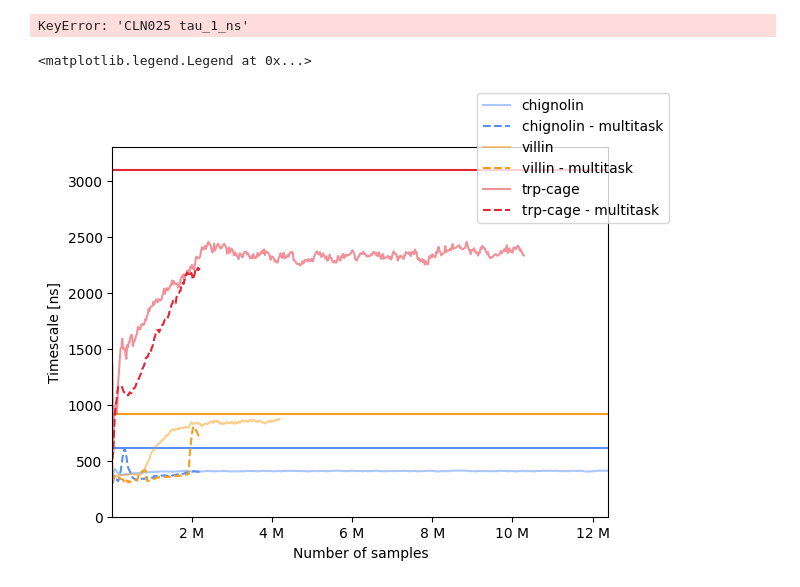
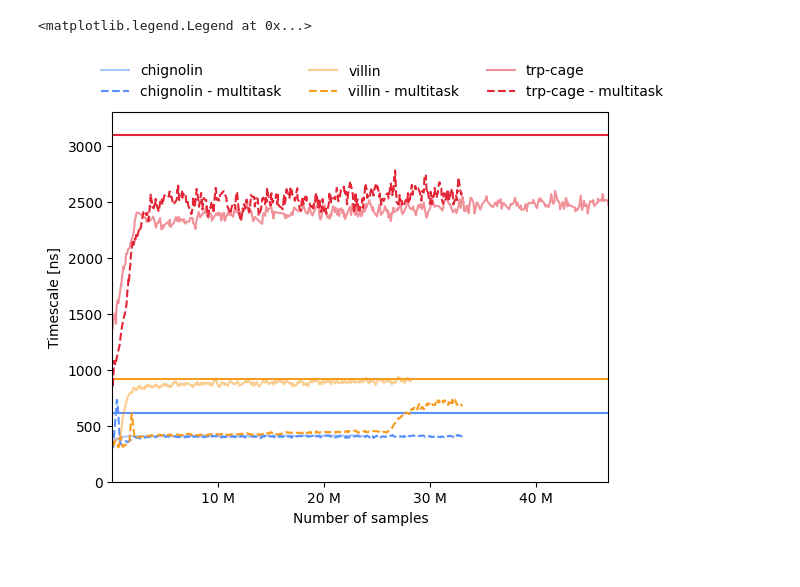
Before and after one commit to pietronvll/encoderops, a Jupyter notebook: analysis/multitask.ipynb, the cells around one changed output. Cells and saved outputs as stored; diff of their text form; code cells hidden in the pictures.

Commit message:
Multitask notebook

```diff
--- a/analysis/multitask.ipynb
+++ b/analysis/multitask.ipynb
@@ -30,7 +30,7 @@ chignolin = Protein(
     name = 'chignolin',
     protein_id = 'CLN025',
     run_id = 'fmkatmr2',
-    run_multitask_id = 'ejjpplvn',
+    run_multitask_id = 'f1u4wo1l',
     t_fold_ns = 610.,
     t_unfold_ns = 2240.
 )
@@ -39,7 +39,7 @@ villin = Protein(
     name = 'villin',
     protein_id = '2F4K',
     run_id = '57se0wdy',
-    run_multitask_id = 'ejjpplvn',
+    run_multitask_id = 'f1u4wo1l',
     t_fold_ns = 2850.,
     t_unfold_ns = 920.
 )
@@ -48,31 +48,30 @@ trpcage = Protein(
     name = 'trp-cage',
     protein_id = '2JOF',
     run_id = '8szjhk4u',
-    run_multitask_id = 'ejjpplvn',
+    run_multitask_id = 'f1u4wo1l',
     t_fold_ns = 14400.,
     t_unfold_ns = 3100.
 )
-# %% [output]
-KeyError: 'CLN025 tau_1_ns'
 # %%
 colors = ["#5790fc", "#f89c20", "#e42536", "#964a8b", "#9c9ca1", "#7a21dd"]
 fig, ax = plt.subplots()
 for color, protein in zip(colors, [chignolin, villin, trpcage]):
 
     x = protein.single['samples']
     y = protein.single['tau']
     ax.plot(x, y, color=color, label = protein.name, alpha=0.5)
 
     x = protein.multi['samples']
     y = protein.multi['tau']
     ax.plot(x, y, '--', color=color, label = f"{protein.name} - multitask")
     ax.axhline(min(protein.t_fold_ns, protein.t_unfold_ns), color=color)
 ax.set_ylabel("Timescale [ns]")
 ax.set_xlabel("Number of samples")
 ax.xaxis.set_major_formatter(ticker.EngFormatter())
 ax.set_xmargin(0)
 ax.set_ylim(0, 3300)
-fig.legend()
+#ax.set_xscale('log')
+fig.legend(ncols=3, frameon=False)
 # %% [output]
 <matplotlib.legend.Legend at 0x...>
-[figure, old version]
+[figure, new version]
```
